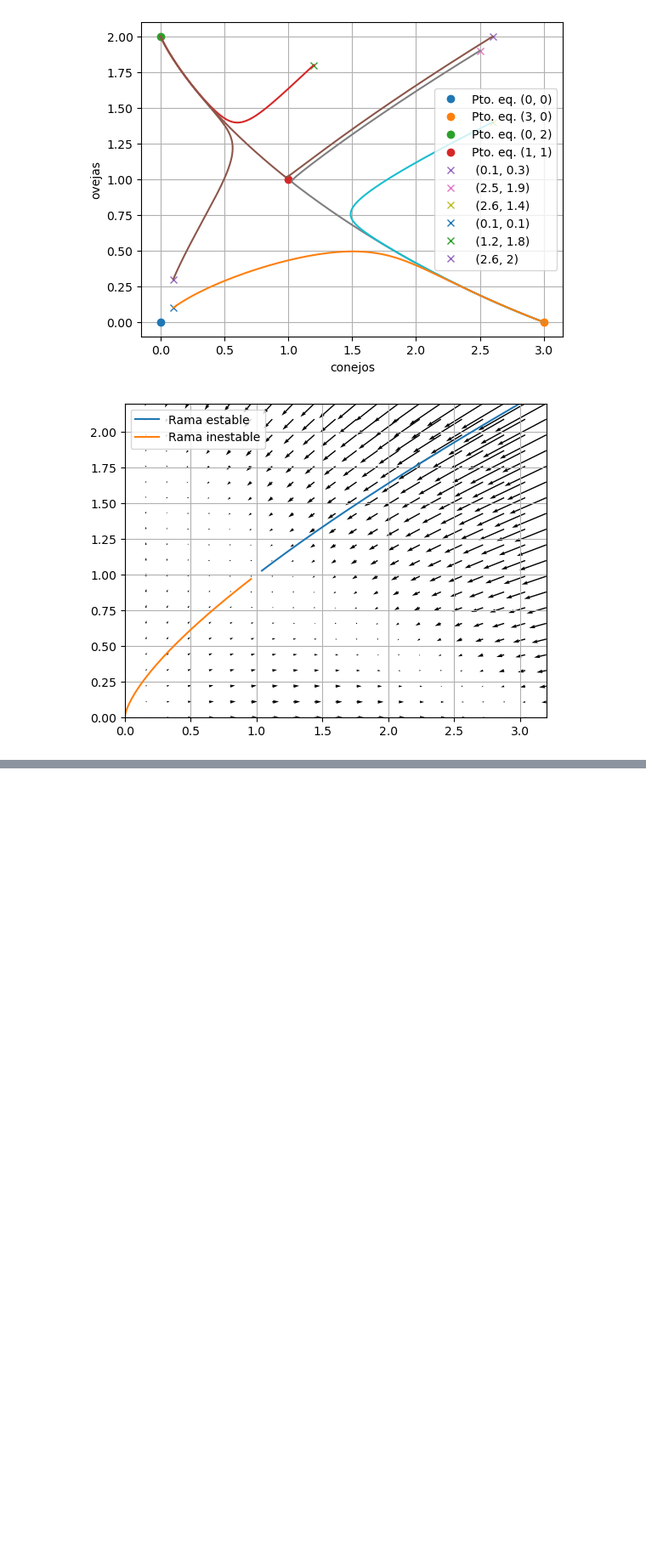
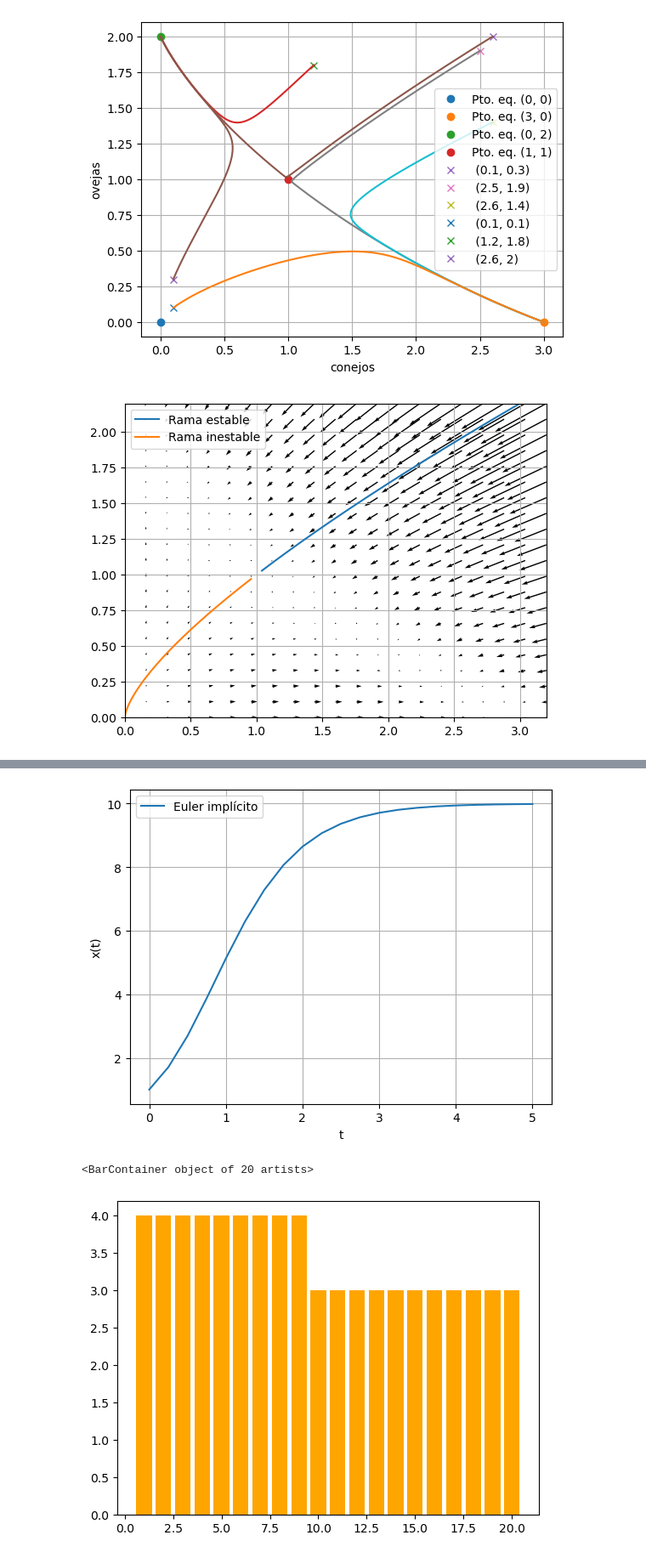
Before and after one commit to K0N4K0N4/xd, a Jupyter notebook: Untitled-12.ipynb, the cells around one changed output, grey strips where cells are left out. Shown at 85% size. Saved outputs shown, nothing was run; the diff lists cells and outputs as text; code cells hidden in the pictures; blank space fills up the shorter version.

```diff
--- a/Untitled-12.ipynb
+++ b/Untitled-12.ipynb
@@ -271,3 +271,66 @@ plt.grid(True)
 plt.show()
 # %% [output]
 [figure]
+# %%
+import numpy as np
+import matplotlib.pyplot as plt
+import pandas as pd
+
+def euler_implicito(f, f_y, a, b, y0, n, tol, max_iter):
+    delta_t = (b - a) / n
+    T = np.array([])
+    Y = np.array([])
+    K = np.array([])
+    T = np.append(T, a)
+    Y = np.append(Y, y0)
+    for i in range(1, n + 1):
+        T = np.append(T, a + i * delta_t)
+        y = Y[i-1]
+        for k in range(1, max_iter + 1):
+            g = y - Y[i-1] - delta_t * f(T[i], y)
+            gp = 1 - delta_t * f_y(T[i], y)
+            y_new = y - g / gp
+            if abs(y_new - y) < tol:
+                break
+            y = y_new
+        K = np.append(K, k)
+        Y = np.append(Y, y)
+    return Y, T, K
+
+def f(t, x):
+    return r * (1 - x / K) * x
+
+def f_y(t, x):
+    return r * (1 - 2 * x / K)
+
+a = 0
+b = 5
+r = 2
+K = 10
+r  = 2
+tol = 1e-6
+max_iter = 100
+n = 20
+y0 = 1
+
+Y, T, K = euler_implicito(f, f_y, a, b, y0, n, tol, max_iter)
+
+data = {
+    'Paso': np.arange(0, n + 1),
+    'Tiempo': T,
+    'Aprox': Y,
+    'Iteración': np.append([0], K)
+}
+
+df = pd.DataFrame(data)
+print(df)
+
+plt.plot(T, Y, label='Euler implícito')
+plt.xlabel('t')
+plt.ylabel('x(t)')
+plt.legend()
+plt.grid(True)
+plt.show()
+
+plt.bar (np.arange(1, n + 1), K, color='orange')
+# %% [output]
@@ -273,0 +354,3 @@ plt.show()
+[figure, added]
+<BarContainer object of 20 artists>
+[figure, added]
```
Also changed, not shown: parts of 1 cell of this notebook.
